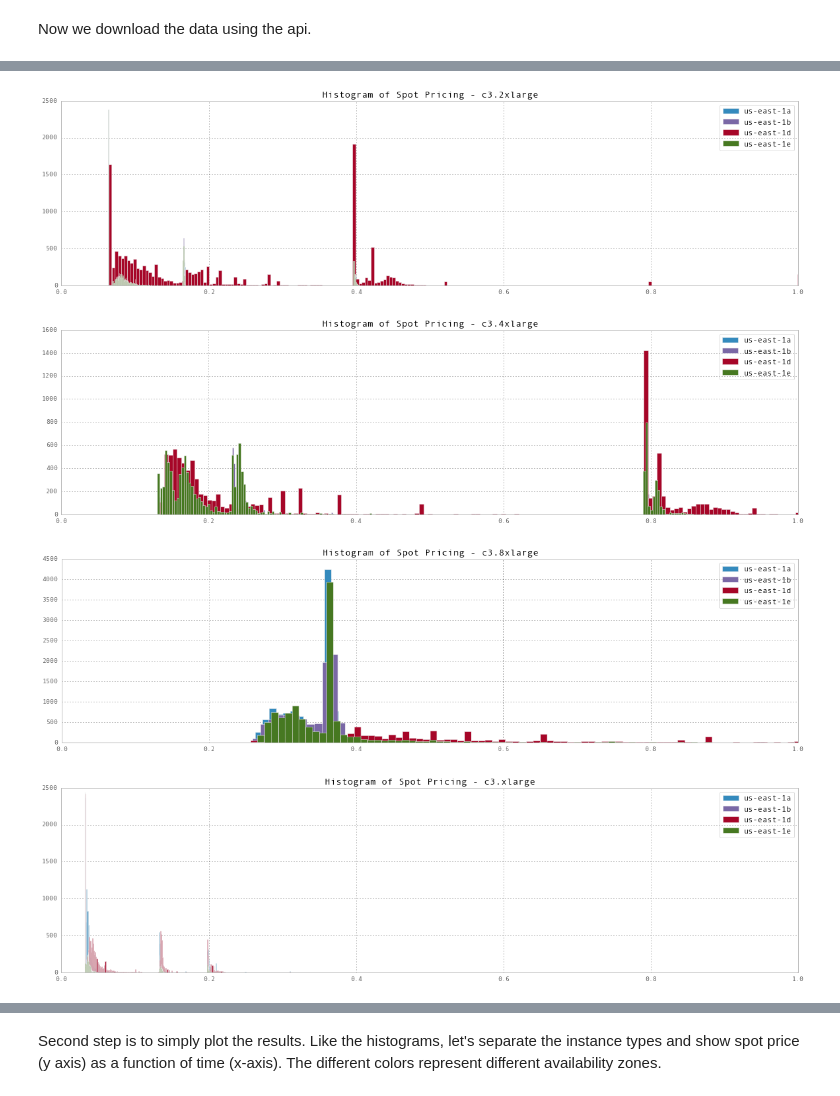
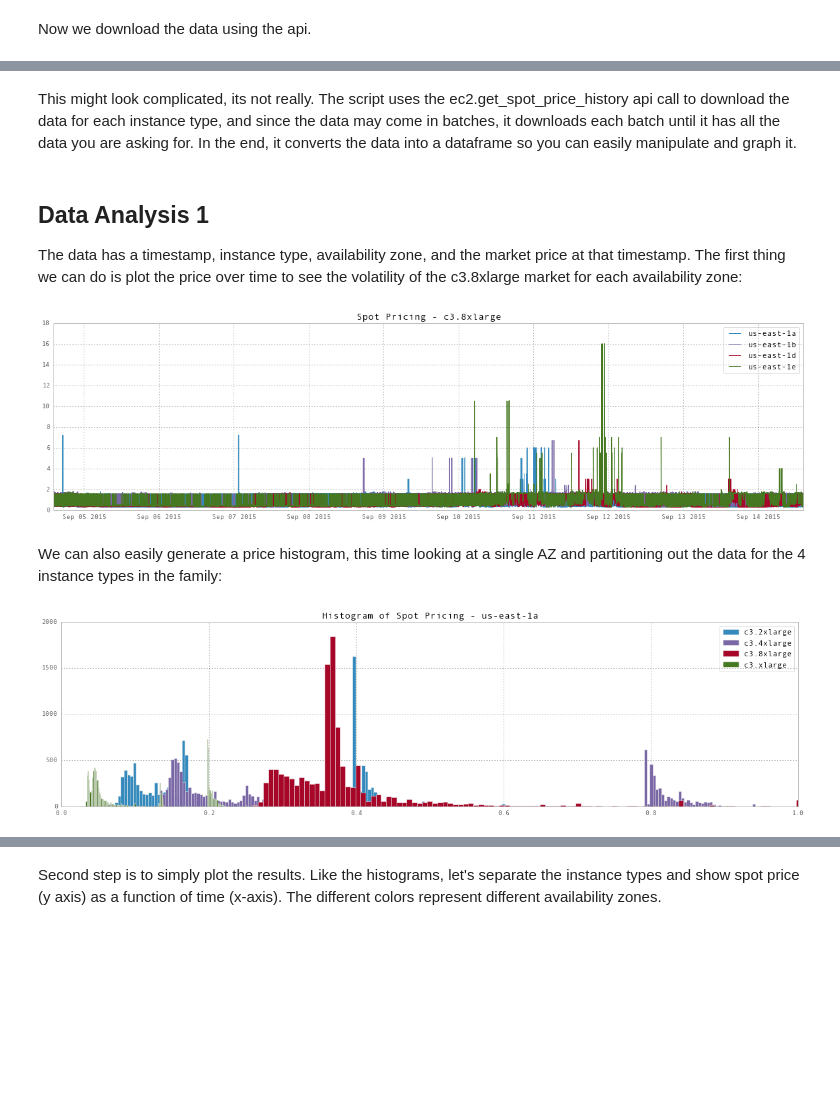
Before and after one commit to lila/spot_price_history, a Jupyter notebook: notebook/SpotPriceHistory.ipynb, the cells around one changed output, grey strips where cells are left out. Drawn from its saved outputs; the diff is of its cells as text; code cells hidden in the pictures; blank space fills up the shorter version.

```diff
--- a/notebook/SpotPriceHistory.ipynb
+++ b/notebook/SpotPriceHistory.ipynb
@@ -21,9 +25,7 @@ number_of_days = 10
 
 end = !date -u "+%Y-%m-%dT%H:%M:%S"
 end = end[0]
-#end = '2015-06-10T04:34:13'
-start = !date -v{number_of_days}d -u "+%Y-%m-%dT%H:%M:%S"
+start = !date -v "-{number_of_days}d" -u "+%Y-%m-%dT%H:%M:%S"
 start = start[0]
-#start = '2015-05-10T04:34:13'
 print "will process from " + start + " to " + end
 # %% [output]
@@ -97,15 +95,27 @@ Now that we have the data in a pandas dataframe, we can process, slice and dice,
+# %% [markdown]
+This might look complicated, its not really. The script uses the ec2.get_spot_price_history api call to download the data for each instance type, and since the data may come in batches, it downloads each batch until it has all the data you are asking for. In the end, it converts the data into a dataframe so you can easily manipulate and graph it.
+# %% [markdown]
+## Data Analysis 1
+
+The data has a timestamp, instance type, availability zone, and the market price at that timestamp. The first thing we can do is plot the price over time to see the volatility of the c3.8xlarge market for each availability zone:
+# %%
+plt.figure(1, figsize(20,5))
+for azName, azData in df[df.InstanceType=='c3.8xlarge'].groupby(['AvailabilityZone'], as_index=False):
+    plt.plot(azData.index, azData['SpotPrice'],label=azName)
+plt.legend()
+plt.title('Spot Pricing - c3.8xlarge')
+plt.show()
+# %% [output]
+[figure, added]
+# %% [markdown]
+We can also easily generate a price histogram, this time looking at a single AZ and partitioning out the data for the 4 instance types in the family:
 # %%
-for k, g in df.sort(ascending=True).groupby(['InstanceType'], as_index=False):
-    plt.figure(1, figsize(20,5))
-    for key, grp in g.groupby(['AvailabilityZone'], as_index=False):
-        plt.hist(grp['SpotPrice'], bins=1000, label=key)
-        plt.xlim([0, 1])
-        #grp.groupby(grp.index.dayofweek).agg(['mean']).plot()
-    plt.legend()
-    plt.title('Histogram of Spot Pricing - ' + k)
-    plt.show()
+plt.figure(1, figsize(20,5))
+for inName, inData in df[df.AvailabilityZone=='us-east-1a'].groupby(['InstanceType'], as_index=False):
+    plt.hist(inData['SpotPrice'], bins=1000,label=inName)
+    plt.xlim([0,1])
+plt.legend()
+plt.title('Histogram of Spot Pricing - us-east-1a')
+plt.show()
 # %% [output]
-[figure, old version]
+[figure, new version]
-[figure, removed]
-[figure, removed]
-[figure, removed]
```
Also changed, not shown: parts of 14 cells of this notebook.
